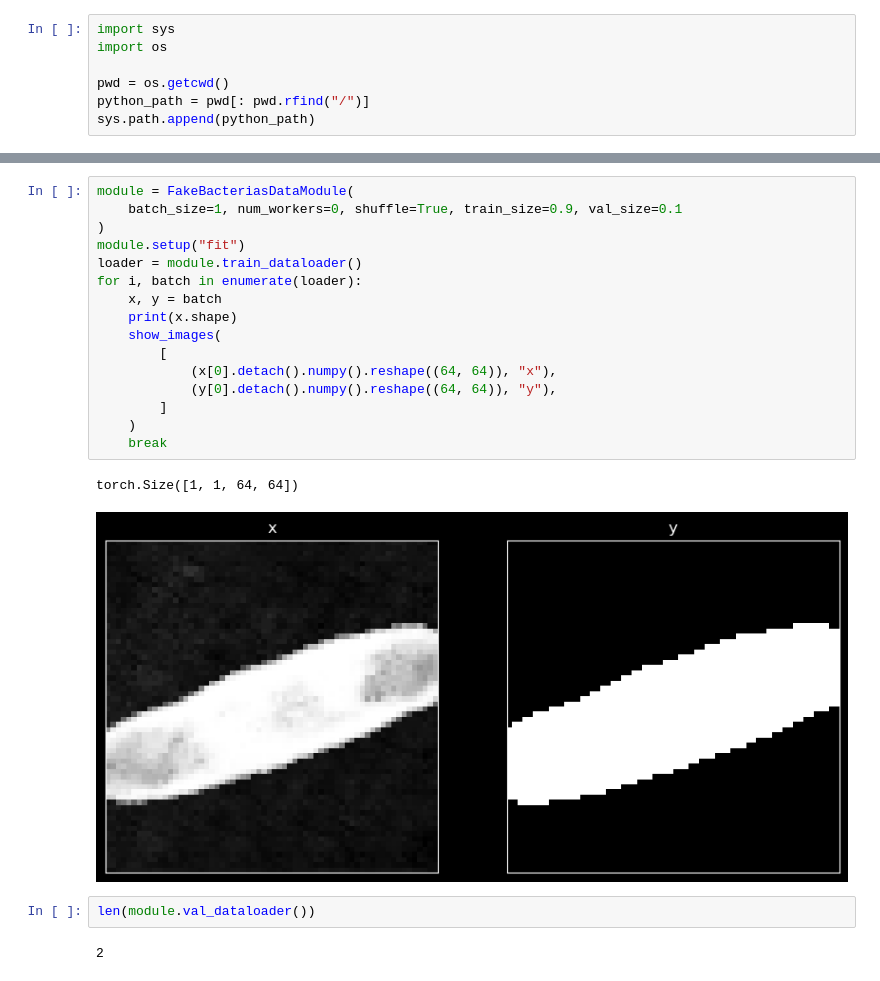
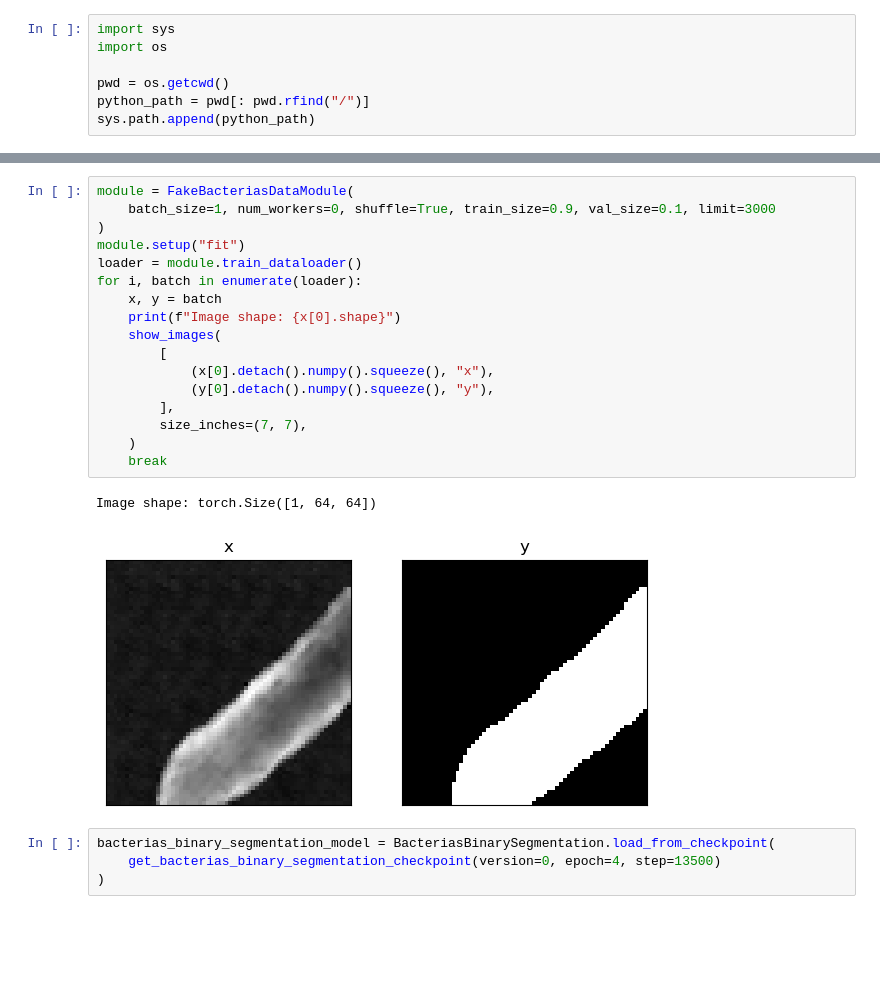
Before and after one commit to tcaty/bacteria-detection, a Jupyter notebook: src/notebooks/train_r_cnn.ipynb, the cells around one changed output, grey strips where cells are left out. Drawn from its saved outputs; the diff is of its cells as text; blank space fills up the shorter version.

```diff
--- a/src/notebooks/train_r_cnn.ipynb
+++ b/src/notebooks/train_r_cnn.ipynb
@@ -54,23 +24,24 @@ show_image_with_grid(image, grid_size=64)
 # %%
 module = FakeBacteriasDataModule(
-    batch_size=1, num_workers=0, shuffle=True, train_size=0.9, val_size=0.1
+    batch_size=1, num_workers=0, shuffle=True, train_size=0.9, val_size=0.1, limit=3000
 )
 module.setup("fit")
 loader = module.train_dataloader()
 for i, batch in enumerate(loader):
     x, y = batch
-    print(x.shape)
+    print(f"Image shape: {x[0].shape}")
     show_images(
         [
-            (x[0].detach().numpy().reshape((64, 64)), "x"),
-            (y[0].detach().numpy().reshape((64, 64)), "y"),
-        ]
+            (x[0].detach().numpy().squeeze(), "x"),
+            (y[0].detach().numpy().squeeze(), "y"),
+        ],
+        size_inches=(7, 7),
     )
     break
 # %% [output]
-torch.Size([1, 1, 64, 64])
+Image shape: torch.Size([1, 64, 64])
-[figure, old version]
+[figure, new version]
-# %%
-len(module.val_dataloader())
-# %% [output]
-2
+# %%
+bacterias_binary_segmentation_model = BacteriasBinarySegmentation.load_from_checkpoint(
+    get_bacterias_binary_segmentation_checkpoint(version=0, epoch=4, step=13500)
+)
```
Also changed, not shown: parts of 8 cells of this notebook, 5 other files.
